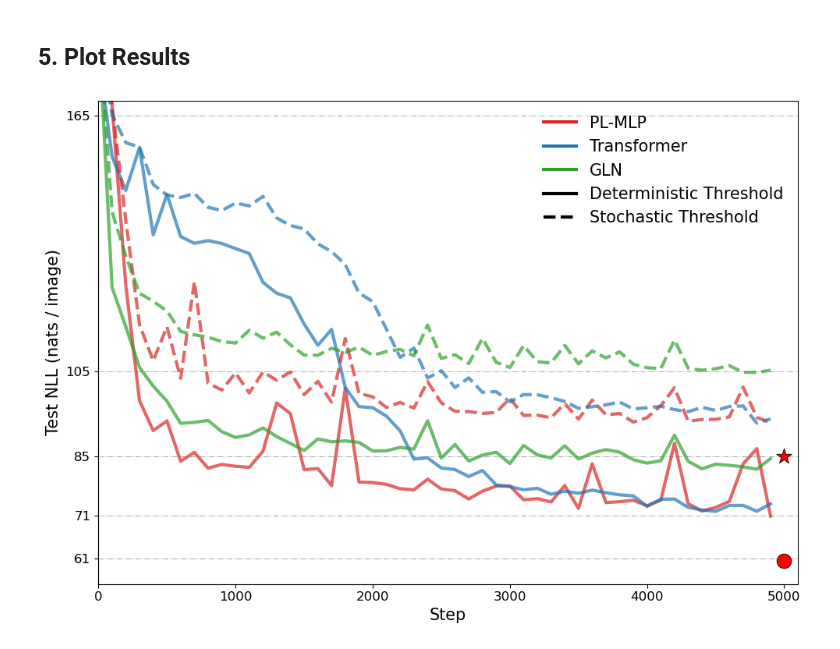
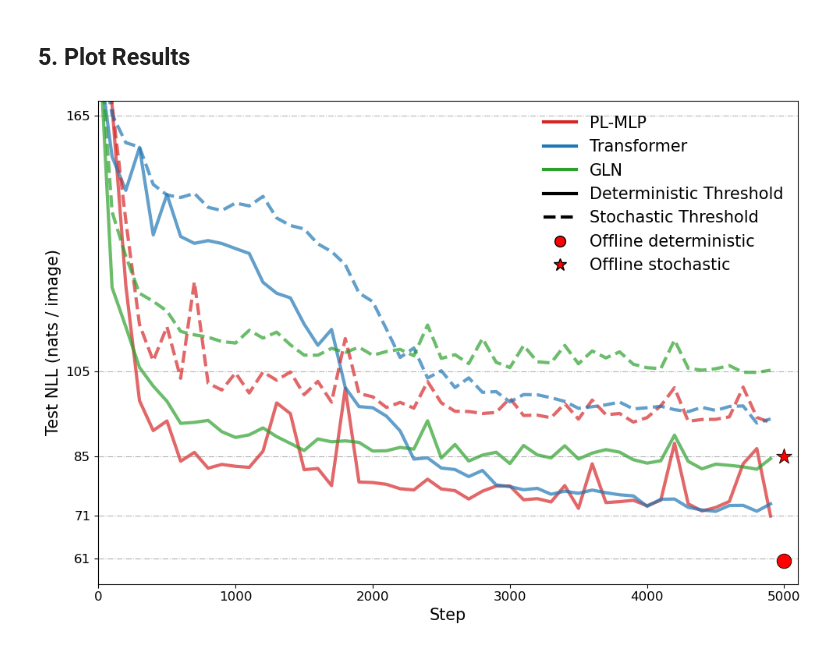
Before and after one commit to YuxinB/MINST_DensityEstimation, a Jupyter notebook: notebook/MNIST_Online.ipynb, the cells around one changed output. Drawn from its saved outputs; the diff is of its cells as text; code cells hidden in the pictures.

Commit message:
Add Offline labels

```diff
--- a/notebook/MNIST_Online.ipynb
+++ b/notebook/MNIST_Online.ipynb
@@ -1274,11 +1274,16 @@ for x, y, lab, c, ls in curves:
     lab_clean = lab.replace(" deterministic", "").replace(" stochastic", "")
     ax.plot(x, y, label=lab_clean, color=c, linestyle=ls, linewidth=3, alpha=0.7)
 
-# Offline points: keep on plot, but keep them OUT of legend
-ax.scatter([5000], [offline_det], marker='o', s=180, c='red',
-           edgecolors='k', linewidths=0.6, zorder=3, label="_nolegend_")
-ax.scatter([5000], [offline_sto], marker='*', s=220, c='red',
-           edgecolors='k', linewidths=0.6, zorder=3, label="_nolegend_")
+# keep points out of legend
+ax.scatter([5000], [offline_det],
+           marker="o", s=180, c="red",
+           edgecolors="k", linewidths=0.6, zorder=3,
+           label="Offline deterministic")
+
+ax.scatter([5000], [offline_sto],
+           marker="*", s=220, c="red",
+           edgecolors="k", linewidths=0.6, zorder=3,
+           label="Offline stochastic")
 
 # axes limits/ticks...
 ax.set_xlim(left=0, right=5100)
@@ -1300,34 +1305,41 @@ ax.set_yticklabels([str(t) for t in yticks])
 
 # add thin horizontal lines at those y-ticks
 for y in yticks:
     ax.axhline(y, linestyle="-.", linewidth=0.8, alpha=0.3, color="k", zorder=0)
 
 ax.set_yticklabels([str(t) for t in ax.get_yticks()])
 
 ax.tick_params(axis="x", labelsize=12)
 ax.tick_params(axis="y", labelsize=12)
 
 ax.set_xlabel("Step", fontsize=15)
 ax.set_ylabel("Test NLL (nats / image)", fontsize=15)
 
-# Optional: keep your numeric annotations (no hlines) OR remove entirely
-
 # --- Custom legend (3 models + det/sto key) ---
 model_handles = [
     Line2D([0], [0], color="tab:red",   lw=3, linestyle="-", label="PL-MLP"),
     Line2D([0], [0], color="tab:blue",  lw=3, linestyle="-", label="Transformer"),
     Line2D([0], [0], color="tab:green", lw=3, linestyle="-", label="GLN"),
 ]
 style_handles = [
     Line2D([0], [0], color="k", lw=3, linestyle="-",  label="Deterministic Threshold"),
     Line2D([0], [0], color="k", lw=3, linestyle="--", label="Stochastic Threshold"),
 ]
 
-handles = model_handles + style_handles
+offline_handles = [
+    Line2D([0], [0], marker="o", linestyle="None",
+           markerfacecolor="red", markeredgecolor="k", markersize=10,
+           label="Offline deterministic"),
+    Line2D([0], [0], marker="*", linestyle="None",
+           markerfacecolor="red", markeredgecolor="k", markersize=12,
+           label="Offline stochastic"),
+]
+
+handles = model_handles + style_handles + offline_handles
 ax.legend(handles=handles, loc="upper right", frameon=False, fontsize=15)
 
 plt.tight_layout()
 fig.savefig(".././results/results.png", dpi=200, bbox_inches="tight", facecolor="white")
 plt.show()
 # %% [output]
-[figure, old version]
+[figure, new version]
```
Also changed, not shown: 1 other file.
